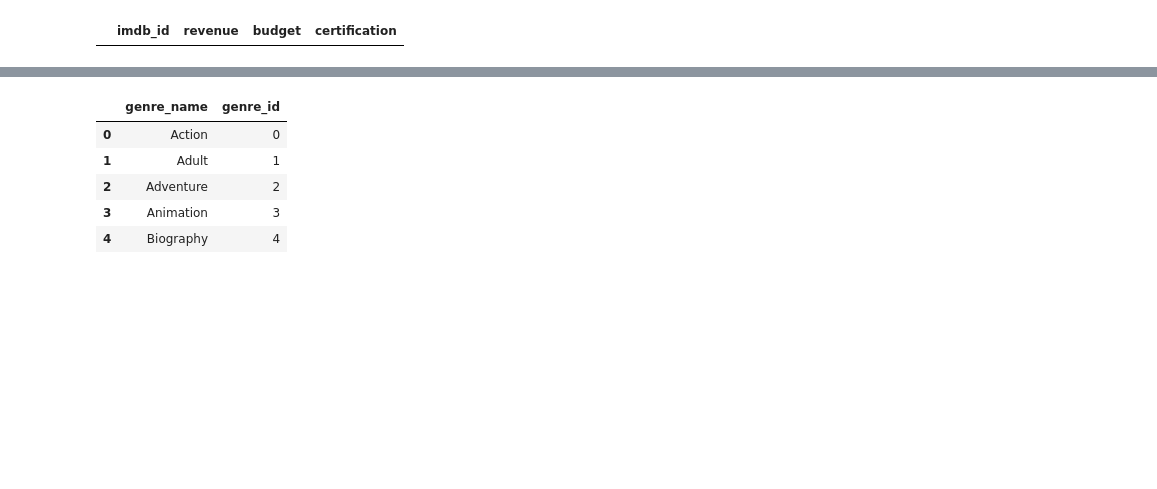
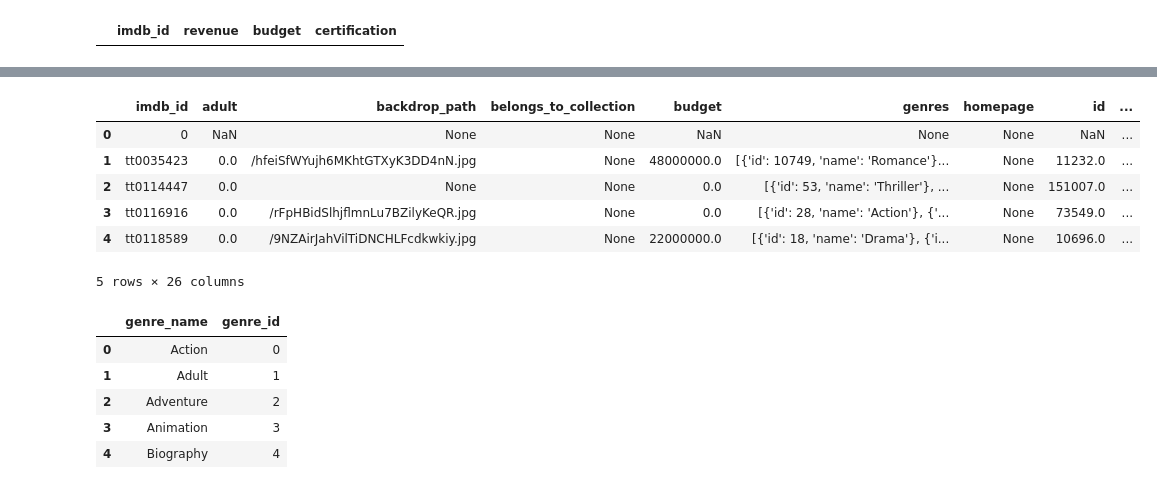
Before and after one commit to SaintNickG/Movie-Data_Enrichment, a Jupyter notebook: project2,pt 3b.ipynb, the cells around one changed output, grey strips where cells are left out. Saved outputs shown, nothing was run; the diff lists cells and outputs as text; code cells hidden in the pictures; blank space fills up the shorter version.

```diff
--- a/project2,pt 3b.ipynb
+++ b/project2,pt 3b.ipynb
@@ -271,3 +303,16 @@ pd.read_sql(q, conn)
+# %%
+q = """SELECT * FROM tmdb_data
+LIMIT 5
+"""""
+pd.read_sql(q, conn)
+# %% [output]
+|  | imdb_id | adult | backdrop_path | belongs_to_collection | budget | genres | homepage | id | ... |
+| 0 | 0 | NaN | None | None | NaN | None | None | NaN | ... |
+| 1 | tt0035423 | 0.0 | /hfeiSfWYujh6MKhtGTXyK3DD4nN.jpg | None | 48000000.0 | [{'id': 10749, 'name': 'Romance'}... | None | 11232.0 | ... |
+| 2 | tt0114447 | 0.0 | None | None | 0.0 | [{'id': 53, 'name': 'Thriller'}, ... | None | 151007.0 | ... |
+| 3 | tt0116916 | 0.0 | /rFpHBidSlhjflmnLu7BZilyKeQR.jpg | None | 0.0 | [{'id': 28, 'name': 'Action'}, {'... | None | 73549.0 | ... |
+| 4 | tt0118589 | 0.0 | /9NZAirJahVilTiDNCHLFcdkwkiy.jpg | None | 22000000.0 | [{'id': 18, 'name': 'Drama'}, {'i... | None | 10696.0 | ... |
+5 rows × 26 columns
 # %%
 q = """SELECT * FROM genres
 LIMIT 5
```
Also changed, not shown: parts of 7 cells of this notebook, 8 other files.
